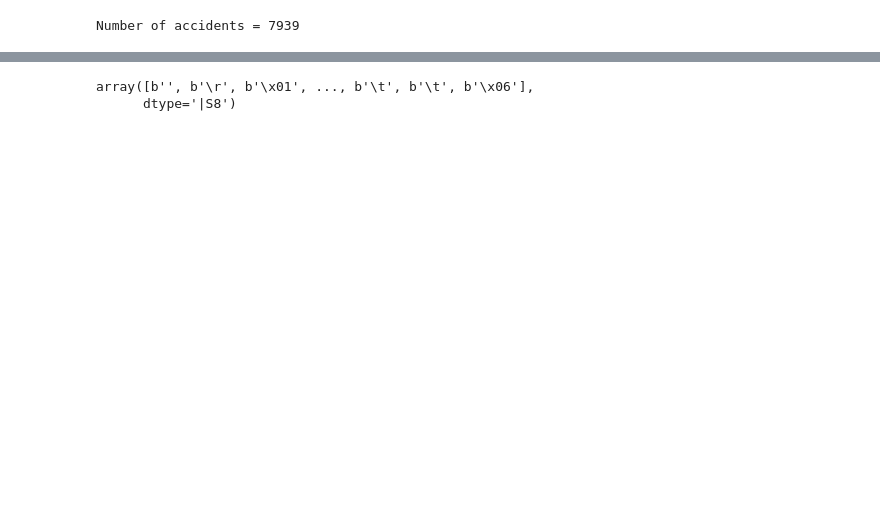
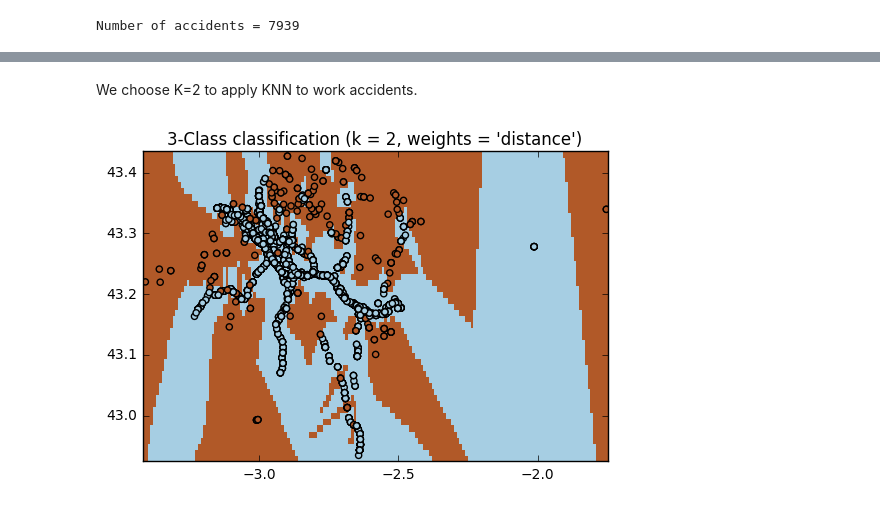
Before and after one commit to jecepeda/machine-learning-techniques, a Jupyter notebook: activity8/KNN.ipynb, the cells around one changed output, grey strips where cells are left out. Saved outputs shown, nothing was run; the diff lists cells and outputs as text; code cells hidden in the pictures; blank space fills up the shorter version.

```diff
--- a/activity8/KNN.ipynb
+++ b/activity8/KNN.ipynb
@@ -66,11 +66,39 @@ plt.show()
+# %% [markdown]
+We choose K=2 to apply KNN to work accidents.
 # %%
-# We choose K=2 to apply KNN to work accidents
-lat_and_lon_train = [x[:2] for x in accidents]
-zone_train = [x[2] for x in accidents]
-clf = neighbors.KNeighborsClassifier(2, weights='distance')
+train_p = 0.6
+K = 2
+train, test = shuffle_accidents(train_p, accidents)
+lat_and_lon_train = [list(x[:2]) for x in train]
+lat_and_lon_test = [list(x[:2]) for x in test]
+zone_train = [x[2] for x in train]
+
+clf = neighbors.KNeighborsClassifier(K, weights='distance')
 clf.fit(lat_and_lon_train, zone_train)
-
-Z = clf.predict(lat_and_lon_train)
+Z = clf.predict(lat_and_lon_test)
-# %% [output]
-array([b'', b'\r', b'\x01', ..., b'\t', b'\t', b'\x06'],
-      dtype='|S8')
+# %%
+# Create a grid with the colors of the zones
+x_min, x_max = min([x[0] for x in train]) - 0.01, max([x[0] for x in train]) + 0.01
+y_min, y_max = min([x[1] for x in train]) - 0.01, max([x[1] for x in train]) + 0.01
+h = 0.01
+xx, yy = np.meshgrid(np.arange(x_min, x_max, h),
+                     np.arange(y_min, y_max, h))
+Z = clf.predict(np.c_[xx.ravel(), yy.ravel()])
+cmap = ListedColormap(plt.cm.Paired(np.linspace(0, 1, len(np.unique(Z)))))
+Z = Z.reshape(xx.shape)
+# %%
+# Convert data from bytes() to integer
+W = [list(map(lambda x: int.from_bytes(x, byteorder='little'), array)) for array in Z]
+train_transformed = list(map(lambda x: int.from_bytes(x, byteorder='little'), zone_train))
+# %%
+# Print the figure
+plt.figure()
+plt.pcolormesh(xx, yy, W, cmap=cmap)
+plt.scatter([x[0] for x in train], [x[1] for x in train], c=train_transformed, cmap=cmap)
+plt.xlim(xx.min(), xx.max())
+plt.ylim(yy.min(), yy.max())
+plt.title("3-Class classification (k = %i, weights = '%s')"
+              % (K, 'distance'))
+plt.show()
+# %% [output]
+[figure, added]
```
Also changed, not shown: parts of 1 cell of this notebook, 2 other files.
